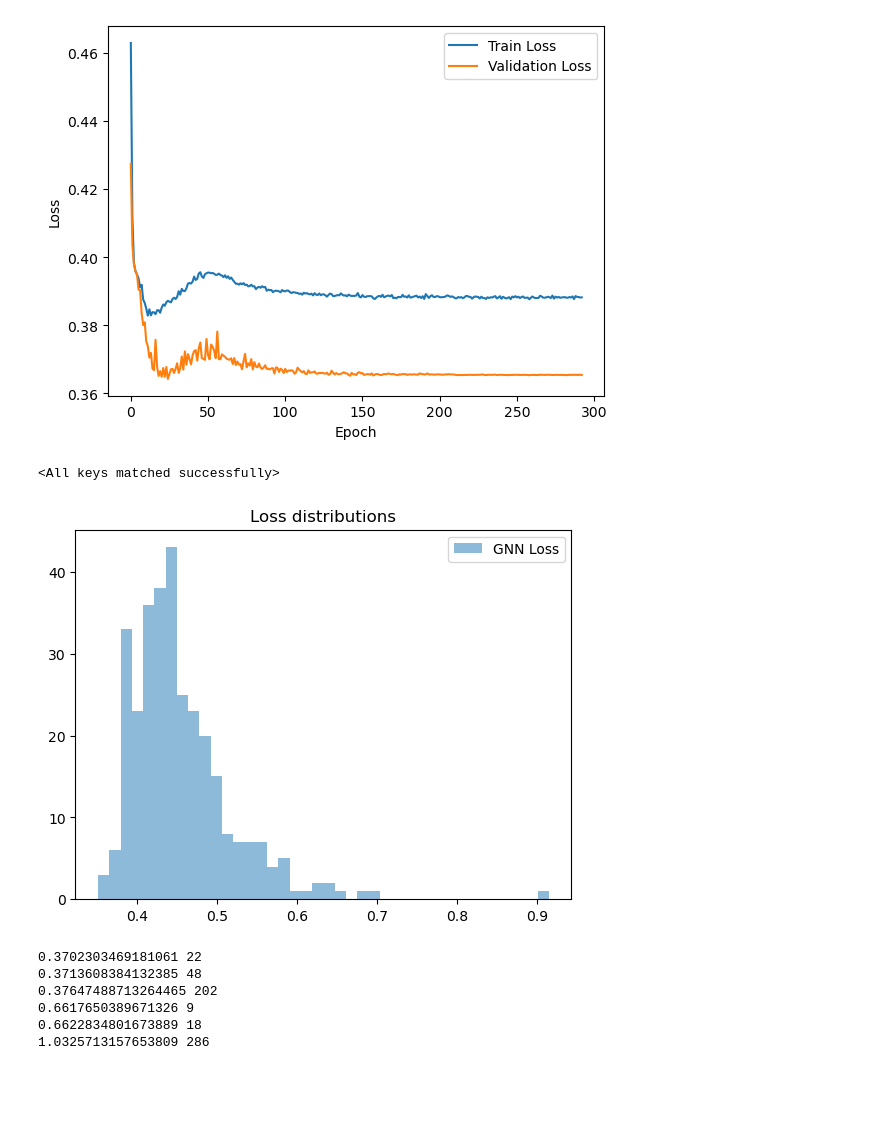
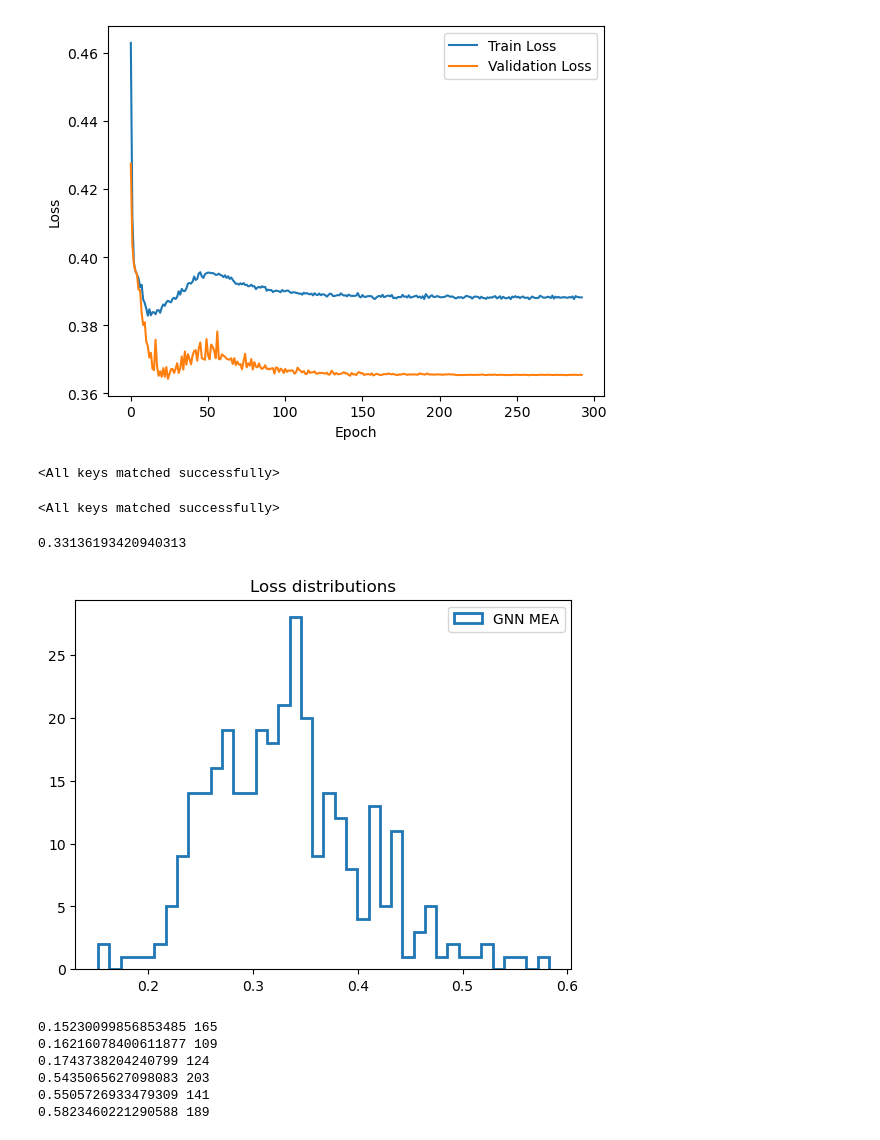
Before and after one commit to Fabiog17/Internship, a Jupyter notebook: Regressor_sparse.ipynb, the cells around one changed output. Cells and saved outputs as stored; diff of their text form; code cells hidden in the pictures; blank space fills up the shorter version.

Commit message:
Regressor sparse ok

```diff
--- a/Regressor_sparse.ipynb
+++ b/Regressor_sparse.ipynb
@@ -149,7 +149,7 @@ from sklearn.model_selection import train_test_split
 train_data, test_data = train_test_split(all_data, test_size=0.2, random_state=0)
 
 
-train_loader = DataLoader(train_data, batch_size=10, shuffle=True)
+train_loader = DataLoader(train_data, batch_size=1, shuffle=True)
 test_loader = DataLoader(test_data, batch_size=1, shuffle=False)
 # %%
 print(train_loader)
@@ -434,9 +434,9 @@ def compute_loss(batch, pred_dist, true_dist, epoch=0):
 #save_path = "best_model_regressor.pt"
 # %%
 device= torch.device('cuda' if torch.cuda.is_available() else 'cpu')
-model = EdgeGNN(node_in_ch=16, sep_emb_dim=8, hidden_ch=64, mlp_hidden_ch=32, GNN_layers=3).to(device)
+model = EdgeGNN(node_in_ch=16, sep_emb_dim=8, hidden_ch=128, mlp_hidden_ch=64, GNN_layers=4).to(device)
 
-save_path = "best_model_regressor_sparse.pt"
+save_path = "best_model_regressor_sparse_big.pt"
 #to load an old model
 # state_dict = torch.load(save_path)
 # model.load_state_dict(state_dict)
@@ -555,4 +555,12 @@ plt.ylabel("Loss")
 plt.show()
 # %% [output]
 [figure]
+# %%
+device= torch.device('cuda' if torch.cuda.is_available() else 'cpu')
+model = EdgeGNN(node_in_ch=16, sep_emb_dim=8, hidden_ch=128, mlp_hidden_ch=64, GNN_layers=4).to(device)
+save_path = "best_model_regressor_sparse_big.pt"
+state_dict = torch.load(save_path)
+model.load_state_dict(state_dict)
+# %% [output]
+<All keys matched successfully>
 # %%
@@ -604,25 +614,28 @@ def loss_per_graph(batch, pred_dist):
 # %%
 # <<< Ok ma non la chiamerei loss. Non e' la loss con la quale abbiamo fatto il training, ha anche il MSE term mi pare con il lambda
 # Se vuoi generalizzare loss_per_graph a usare una qualsiasi loss devi ridefinire la loss corrente come modulo torch.nn
 
 all_losses = []
 
 with torch.no_grad():
     for batch in test_loader:
         batch = batch.to(device)
         _, pred_dist = model(batch)
 
         loss_tot= loss_per_graph(batch,pred_dist)
         all_losses.extend(loss_tot)
 
-plt.hist(all_losses, bins=40, alpha=0.5, label=f"GNN Loss")
+print(np.mean(all_losses))
+
+plt.hist(all_losses, bins=40, histtype='step',linewidth=2, label=f"GNN MEA")
 
 
 plt.legend()
 plt.title("Loss distributions")
 plt.show()
 # %% [output]
+0.33136193420940313
-[figure, old version]
+[figure, new version]
 # %%
 sorted_losses = sorted(enumerate(all_losses), key=lambda x: x[1])
 
@@ -634,10 +647,10 @@ for idx, val in sorted_losses[:3]:
 for idx, val in sorted_losses[len(sorted_losses)-3:len(sorted_losses)]:
     print(val, idx)
 # %% [output]
-0.3702303469181061 22
-0.3713608384132385 48
-0.37647488713264465 202
-0.6617650389671326 9
-0.6622834801673889 18
-1.0325713157653809 286
+0.15230099856853485 165
+0.16216078400611877 109
+0.1743738204240799 124
+0.5435065627098083 203
+0.5505726933479309 141
+0.5823460221290588 189
 # %%
```
Also changed, not shown: parts of 9 cells of this notebook.
